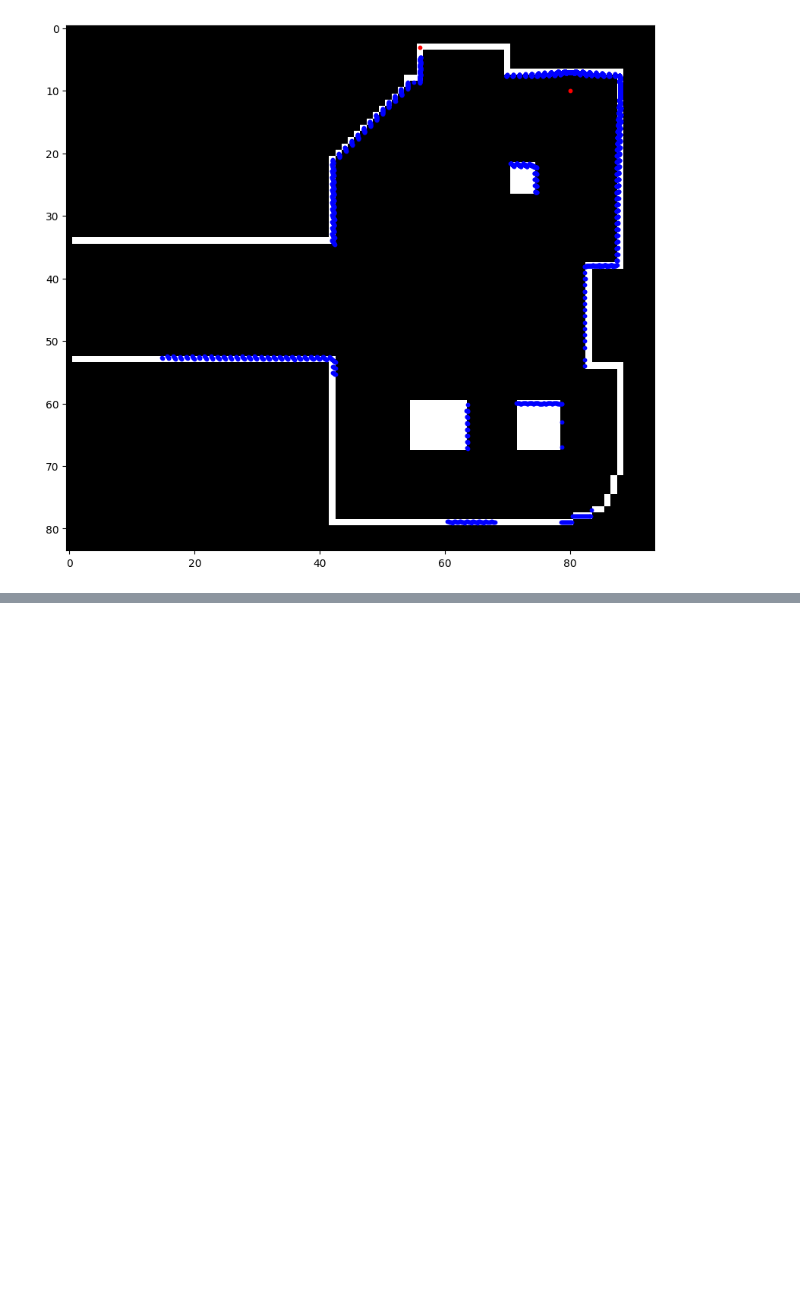
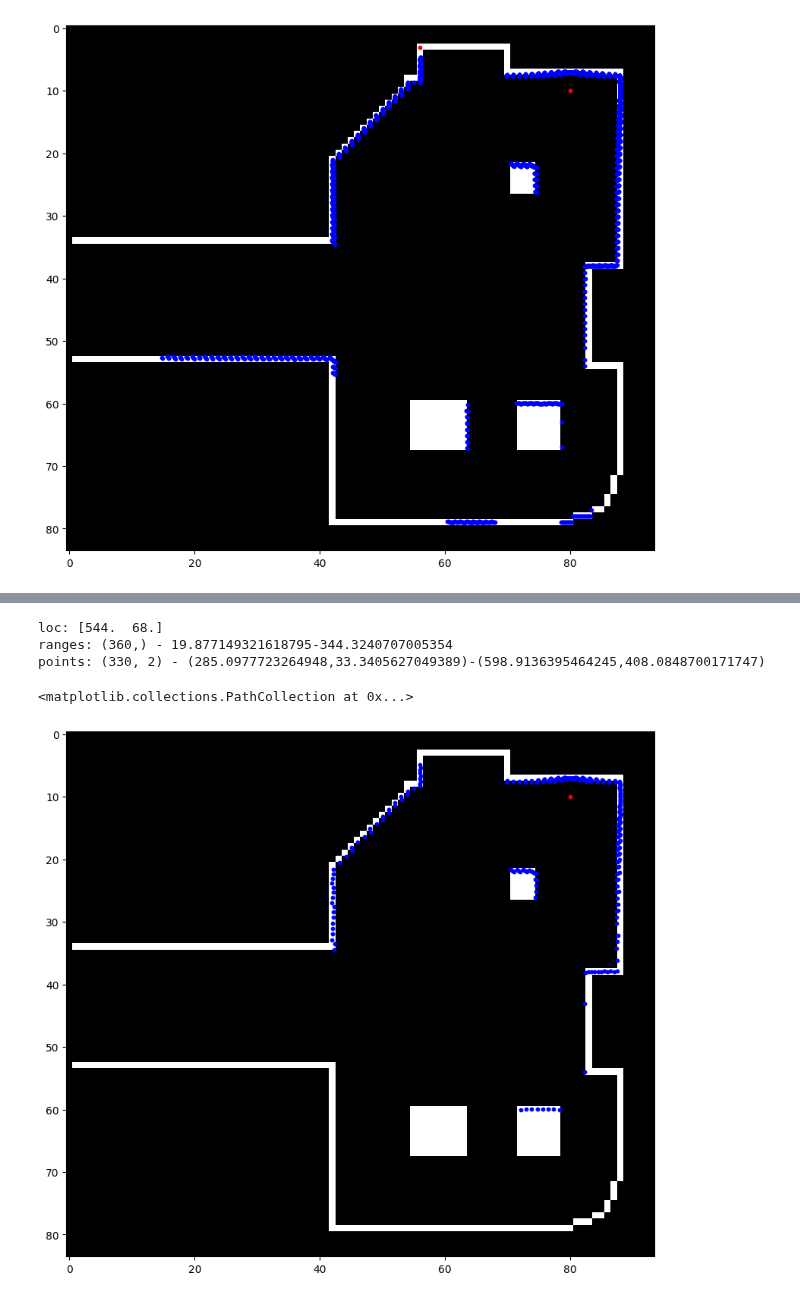
Before and after one commit to malcolmlett/robovac, a Jupyter notebook: Experiment_FloorPlan_to_LDS_2.ipynb, the cells around one changed output, grey strips where cells are left out. Saved outputs shown, nothing was run; the diff lists cells and outputs as text; code cells hidden in the pictures; blank space fills up the shorter version.

```diff
--- a/Experiment_FloorPlan_to_LDS_2.ipynb
+++ b/Experiment_FloorPlan_to_LDS_2.ipynb
@@ -58,0 +87,22 @@ points: (3600, 2)
+# %%
+reload(lds)
+#pixel_size = 6.8/100.0  # metres
+#max_distance = 3.5 # metres
+pixel_size = 6.8  # cm
+max_distance = 350 # cm
+loc = np.array([80.0, 10.0]) * pixel_size
+print(f"loc: {loc}")
+ranges = lds.lds_sample(floorplan, loc, 0.0, pixel_size=pixel_size, max_distance=max_distance, step_size=max_distance/10)
+print(f"ranges: {ranges.shape} - {np.nanmin(ranges)}-{np.nanmax(ranges)}")
+points = lds.lds_to_2d(ranges, loc, 0.0)
+print(f"points: {points.shape} - ({np.min(points[:,0])},{np.min(points[:,1])})-({np.max(points[:,0])},{np.max(points[:,1])})")
+plt.figure(figsize=(10, 10))
+plt.imshow(floorplan, cmap='gray')
+plt.scatter(loc[0]/pixel_size, loc[1]/pixel_size, c='r', s=10)
+plt.scatter(points[:,0]/pixel_size, points[:,1]/pixel_size, c='b', s=10)
+# %% [output]
+loc: [544.  68.]
+ranges: (360,) - 19.877149321618795-344.3240707005354
+points: (330, 2) - (285.0977723264948,33.3405627049389)-(598.9136395464245,408.0848700171747)
+<matplotlib.collections.PathCollection at 0x...>
+[figure, added]
```
Also changed, not shown: parts of 15 cells of this notebook.
